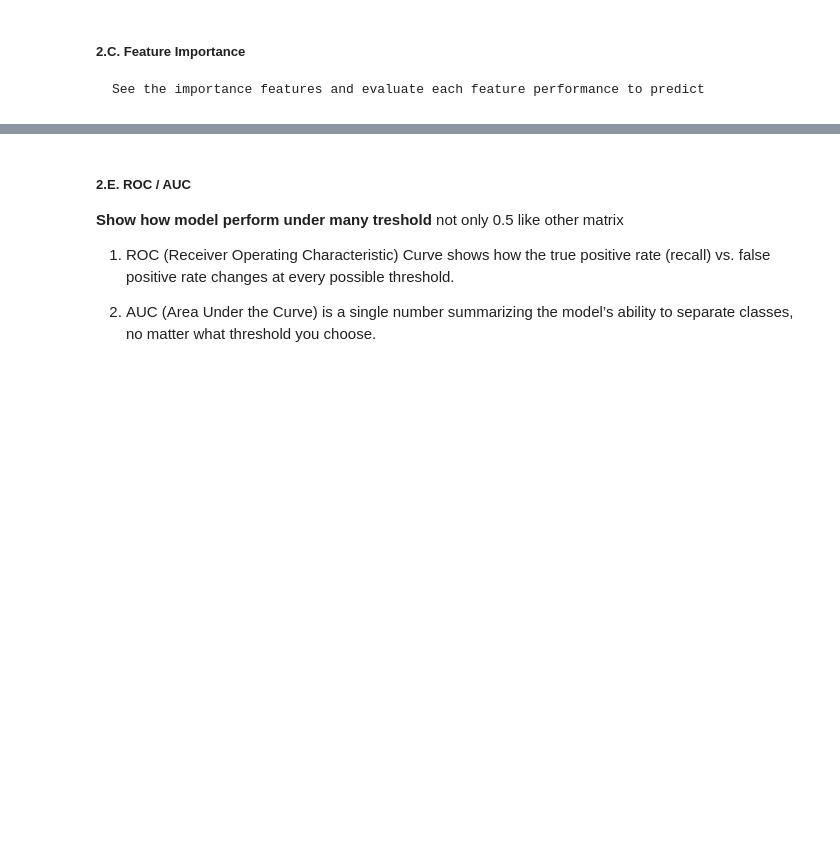
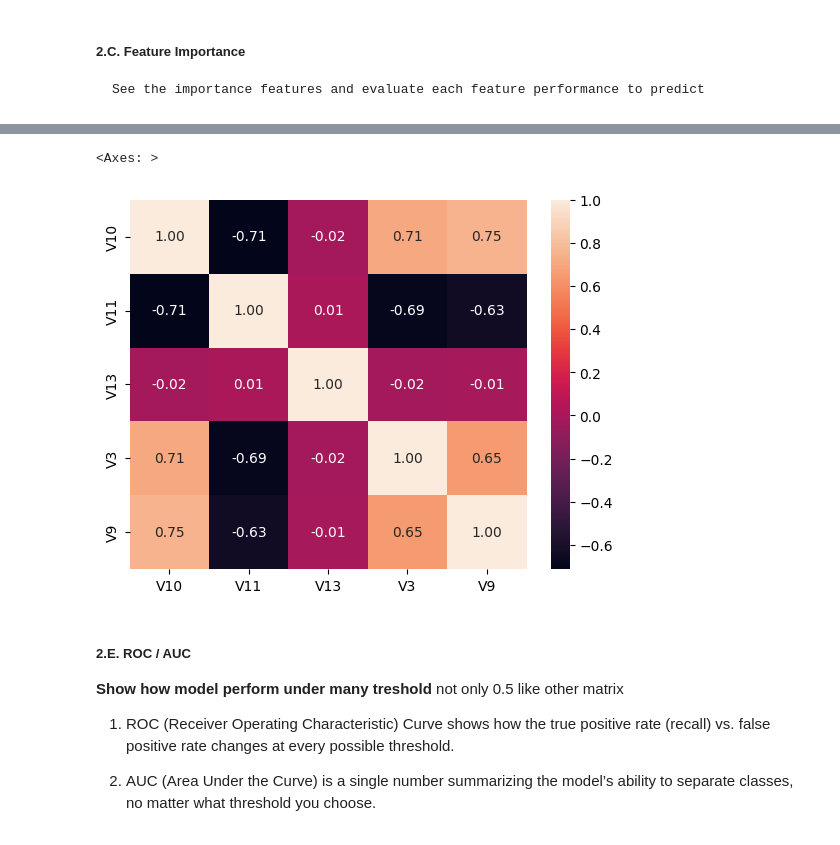
Before and after one commit to ridhoaryawann/ML-Project-8-Classification_EnsembleMethod-CreditCardFraudDetection, a Jupyter notebook: cc_fraud.ipynb, the cells around one changed output, grey strips where cells are left out. Cells and saved outputs as stored; diff of their text form; code cells hidden in the pictures; blank space fills up the shorter version.

```diff
--- a/cc_fraud.ipynb
+++ b/cc_fraud.ipynb
@@ -246,3 +306,8 @@ Avg CV score for random forest : 0.9848135979171477 | [0.98470321 0.98644528 0.9
+# %%
+sns.heatmap(X[['V10','V11','V13','V3','V9']].corr(), annot=True, fmt='.2f')
+# %% [output]
+<Axes: >
+[figure, added]
 # %% [markdown]
 ##### 2.E. ROC / AUC
 
```
Also changed, not shown: parts of 9 cells of this notebook.
